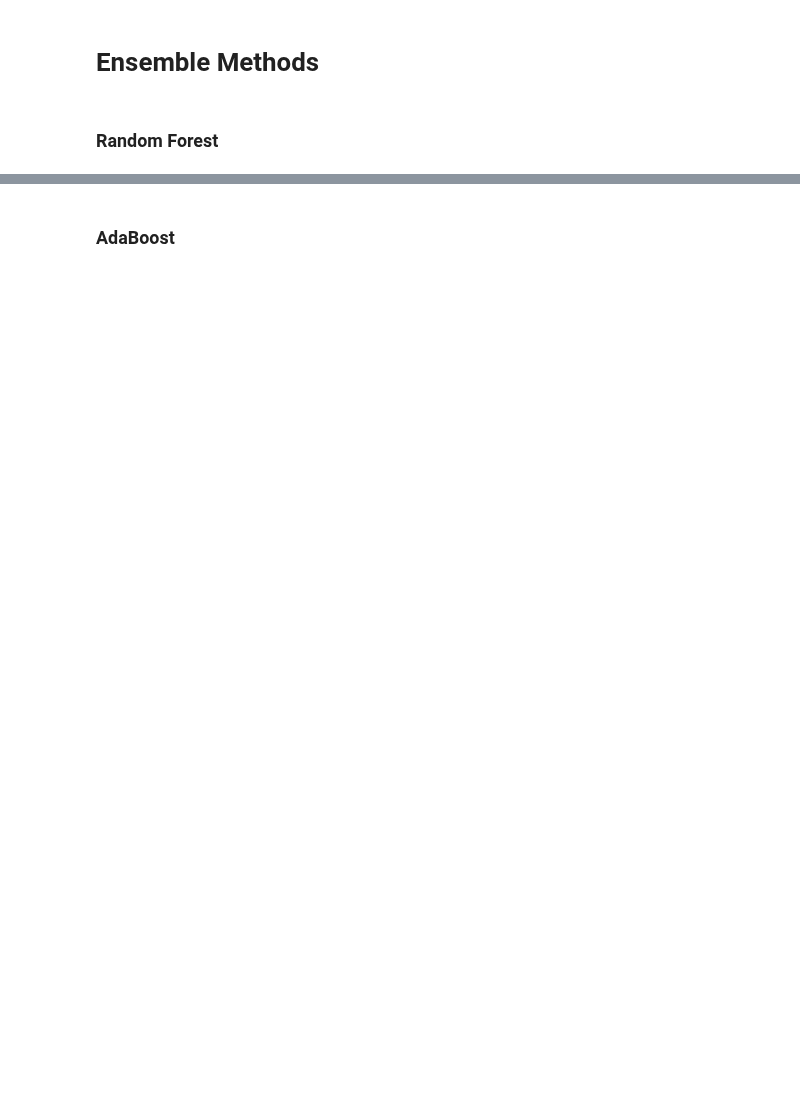
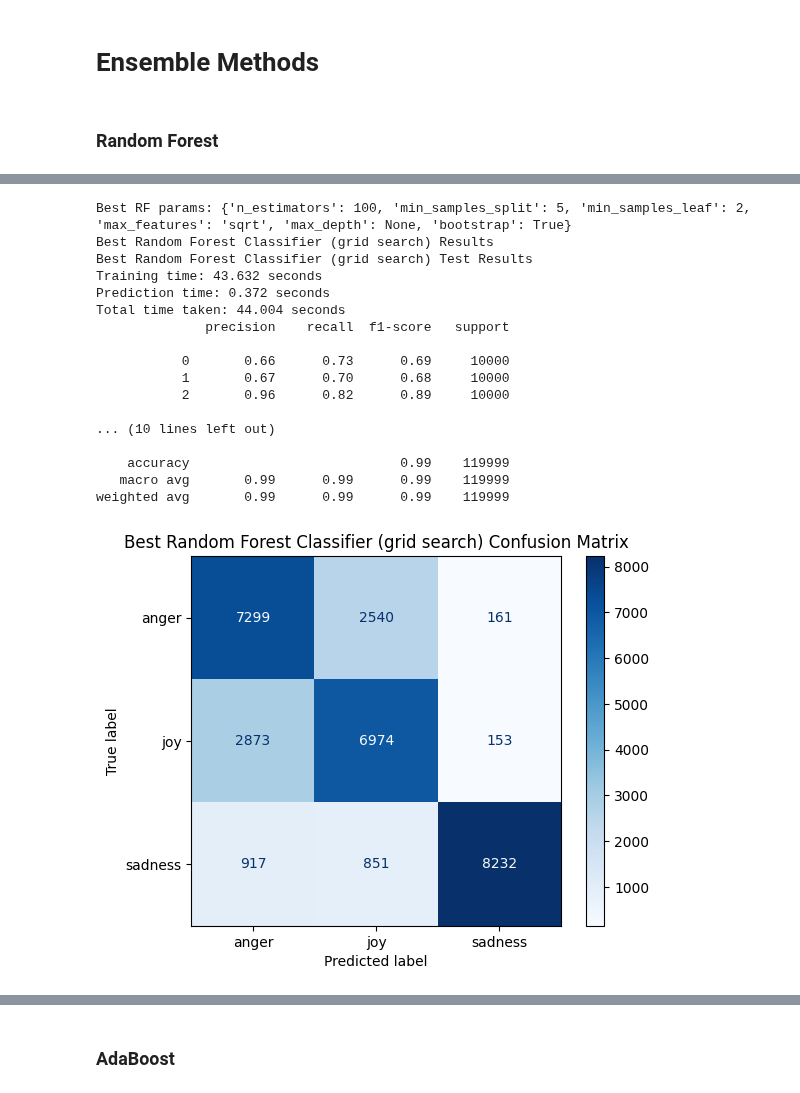
Before and after one commit to danielromerom/spotify-lyrical-analysis, a Jupyter notebook: notebooks/spotify_data_exploration.ipynb, the cells around one changed output, grey strips where cells are left out. Drawn from its saved outputs; the diff is of its cells as text; code cells hidden in the pictures; blank space fills up the shorter version.

```diff
--- a/notebooks/spotify_data_exploration.ipynb
+++ b/notebooks/spotify_data_exploration.ipynb
@@ -664,37 +721,55 @@ from sklearn.model_selection import RandomizedSearchCV
 
 # Much cheaper random search over RF params
 param_dist = {
-    'n_estimators': [20, 40],
+    'n_estimators': [20, 40, 100],
     'max_depth': [10, None],
     'min_samples_split': [2, 5],
     'min_samples_leaf': [1, 2],
     'bootstrap': [True],
     'max_features': ['sqrt'],
 }
 
-rf_clf = RandomForestClassifier(random_state=42, n_jobs=-1)
+rf_clf = RandomForestClassifier(random_state=42)
 
 rf_search = RandomizedSearchCV(
     estimator=rf_clf,
     param_distributions=param_dist,
-    n_iter=4,
+    n_iter=24,
     scoring='accuracy',
     cv=3,
     n_jobs=-1,
     random_state=42
 )
 
 rf_search.fit(X_train_final, y_train)
 print("Best RF params:", rf_search.best_params_)
 
 # Train and evluate best RF
 rf_best = RandomForestClassifier(
     random_state=42,
-    n_jobs=-1,
     **rf_search.best_params_
 )
 
 y_pred_rf_grid = train_test_evaluate(rf_best, visualize = True, model_name = "Best Random Forest Classifier (grid search)")
+# %% [output]
+Best RF params: {'n_estimators': 100, 'min_samples_split': 5, 'min_samples_leaf': 2, 'max_features': 'sqrt', 'max_depth': None, 'bootstrap': True}
+Best Random Forest Classifier (grid search) Results
+Best Random Forest Classifier (grid search) Test Results
+Training time: 43.632 seconds
+Prediction time: 0.372 seconds
+Total time taken: 44.004 seconds
+              precision    recall  f1-score   support
+
+           0       0.66      0.73      0.69     10000
+           1       0.67      0.70      0.68     10000
+           2       0.96      0.82      0.89     10000
+
+... (10 lines left out)
+
+    accuracy                           0.99    119999
+   macro avg       0.99      0.99      0.99    119999
+weighted avg       0.99      0.99      0.99    119999
+[figure, added]
 # %%
 # Best Random Forest - Static Parameters
 
```
Also changed, not shown: parts of 10 cells of this notebook.
